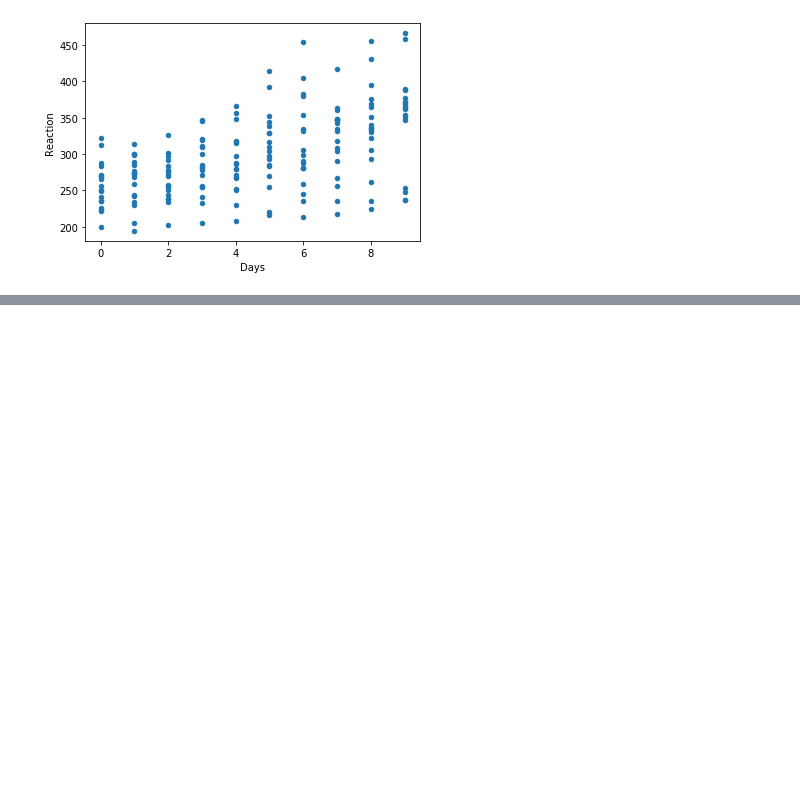
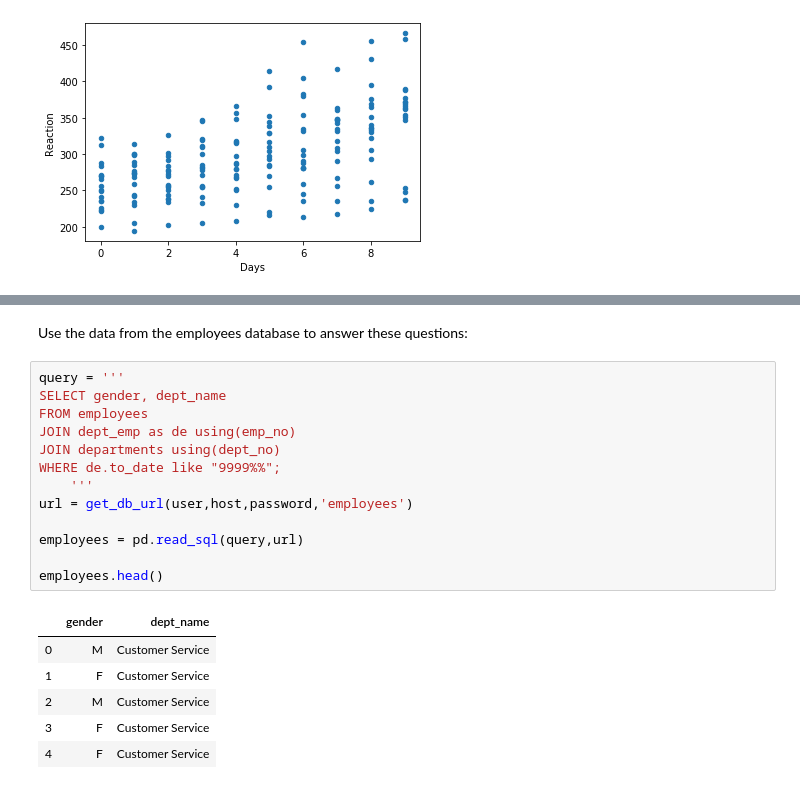
Before and after one commit to chasethompson/statistics_exercises, a Jupyter notebook: hypothesis_testing.ipynb, the cells around one changed output, grey strips where cells are left out. Drawn from its saved outputs; the diff is of its cells as text; blank space fills up the shorter version.

```diff
--- a/hypothesis_testing.ipynb
+++ b/hypothesis_testing.ipynb
@@ -872,0 +977,22 @@ plt.show()
+# %% [markdown]
+Use the data from the employees database to answer these questions:
+# %%
+query = '''
+SELECT gender, dept_name
+FROM employees
+JOIN dept_emp as de using(emp_no)
+JOIN departments using(dept_no)
+WHERE de.to_date like "9999%%";
+    '''
+url = get_db_url(user,host,password,'employees')
+
+employees = pd.read_sql(query,url)
+
+employees.head()
+# %% [output]
+|  | gender | dept_name |
+| 0 | M | Customer Service |
+| 1 | F | Customer Service |
+| 2 | M | Customer Service |
+| 3 | F | Customer Service |
+| 4 | F | Customer Service |
```
Also changed, not shown: parts of 21 cells of this notebook.
